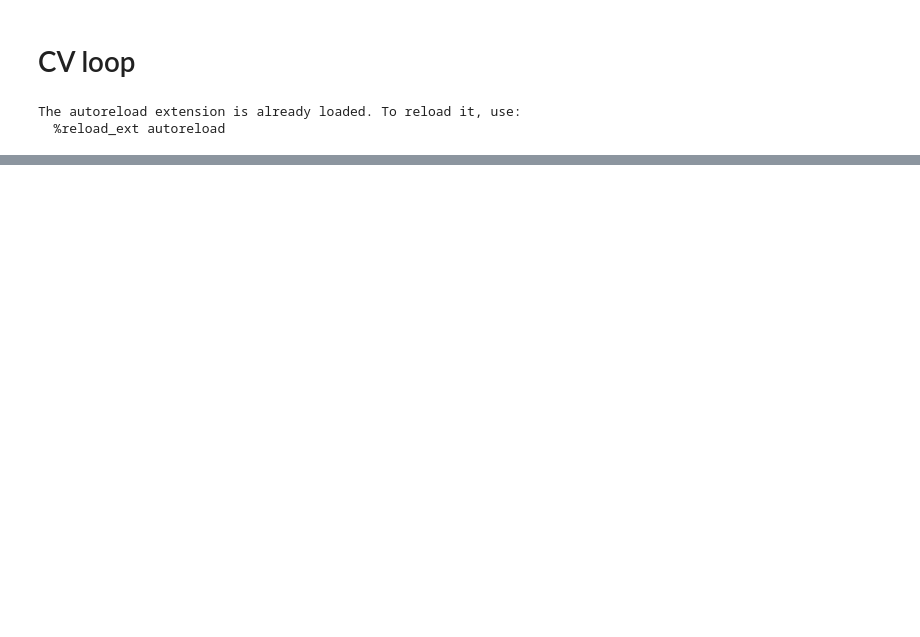
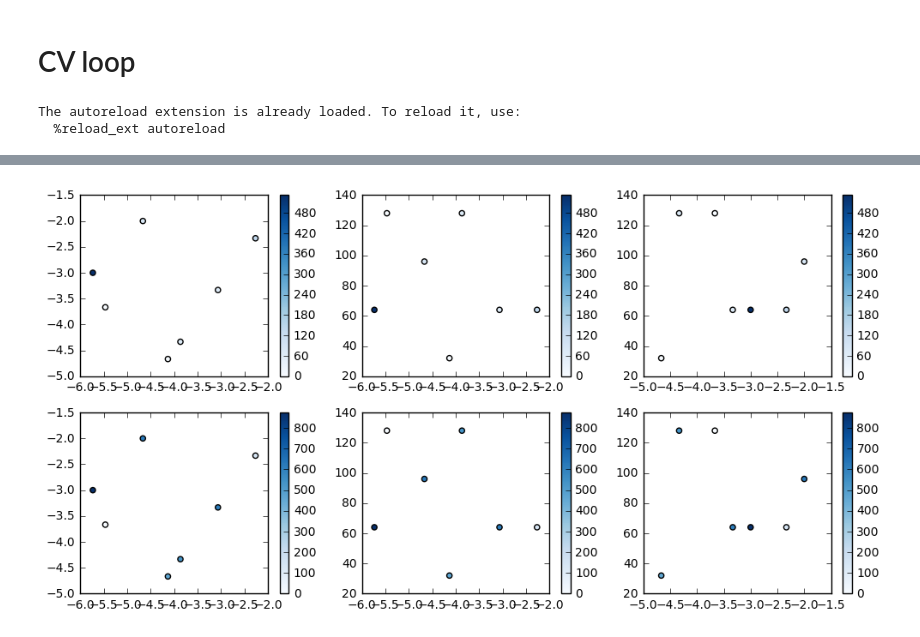
Before and after one commit to shaktisourav/facial_keypoint_recognition, a Jupyter notebook: src/facial_recog_le_net_cv_loop.ipynb, the cells around one changed output, grey strips where cells are left out. Cells and saved outputs as stored; diff of their text form; code cells hidden in the pictures; blank space fills up the shorter version.

```diff
--- a/src/facial_recog_le_net_cv_loop.ipynb
+++ b/src/facial_recog_le_net_cv_loop.ipynb
@@ -133,0 +198,52 @@ for batch_size, base_lr, reg_param in zip(batch_size_vec, base_learning_rate, re
+# %%
+import matplotlib.cm as cm
+plt.rcParams['figure.figsize'] = (12.0, 6.0)
+t_error = []
+v_error = []
+b_lr_vec = []
+b_size_vec = []
+r_param_vec = []
+
+for key in results:
+    batch_size, b_lr, reg_param = key
+    train_error, val_error = results[key]
+
+    b_lr_vec.append(b_lr)
+    b_size_vec.append(batch_size)
+    r_param_vec.append(reg_param)
+
+    t_error.append(train_error[-1])
+    v_error.append(val_error[-1])
+
+
+plt.subplot(2, 3, 1)
+plt.scatter(np.log10(b_lr_vec), np.log10(r_param_vec), c=t_error, cmap=cm.Blues)
+plt.colorbar()
+#     plt.xlim([1e-3, 1e-6])
+
+plt.subplot(2, 3, 4)
+plt.scatter(np.log10(b_lr_vec), np.log10(r_param_vec), c=v_error, cmap=cm.Blues)
+plt.colorbar()
+#     plt.xlim([1e-3, 1e-6])
+
+plt.subplot(2, 3, 2)
+plt.scatter(np.log10(b_lr_vec), (b_size_vec), c=t_error, cmap=cm.Blues)
+plt.colorbar()
+#     plt.xlim([1e-3, 1e-6])
+
+plt.subplot(2, 3, 5)
+plt.scatter(np.log10(b_lr_vec), (b_size_vec), c=v_error, cmap=cm.Blues)
+plt.colorbar()
+
+plt.subplot(2, 3, 3)
+plt.scatter(np.log10(r_param_vec), (b_size_vec), c=t_error, cmap=cm.Blues)
+plt.colorbar()
+#     plt.xlim([1e-3, 1e-6])
+
+plt.subplot(2, 3, 6)
+plt.scatter(np.log10(r_param_vec), (b_size_vec), c=v_error, cmap=cm.Blues)
+plt.colorbar()
+
+plt.show()
+# %% [output]
+[figure, added]
```
Also changed, not shown: parts of 5 cells of this notebook.
